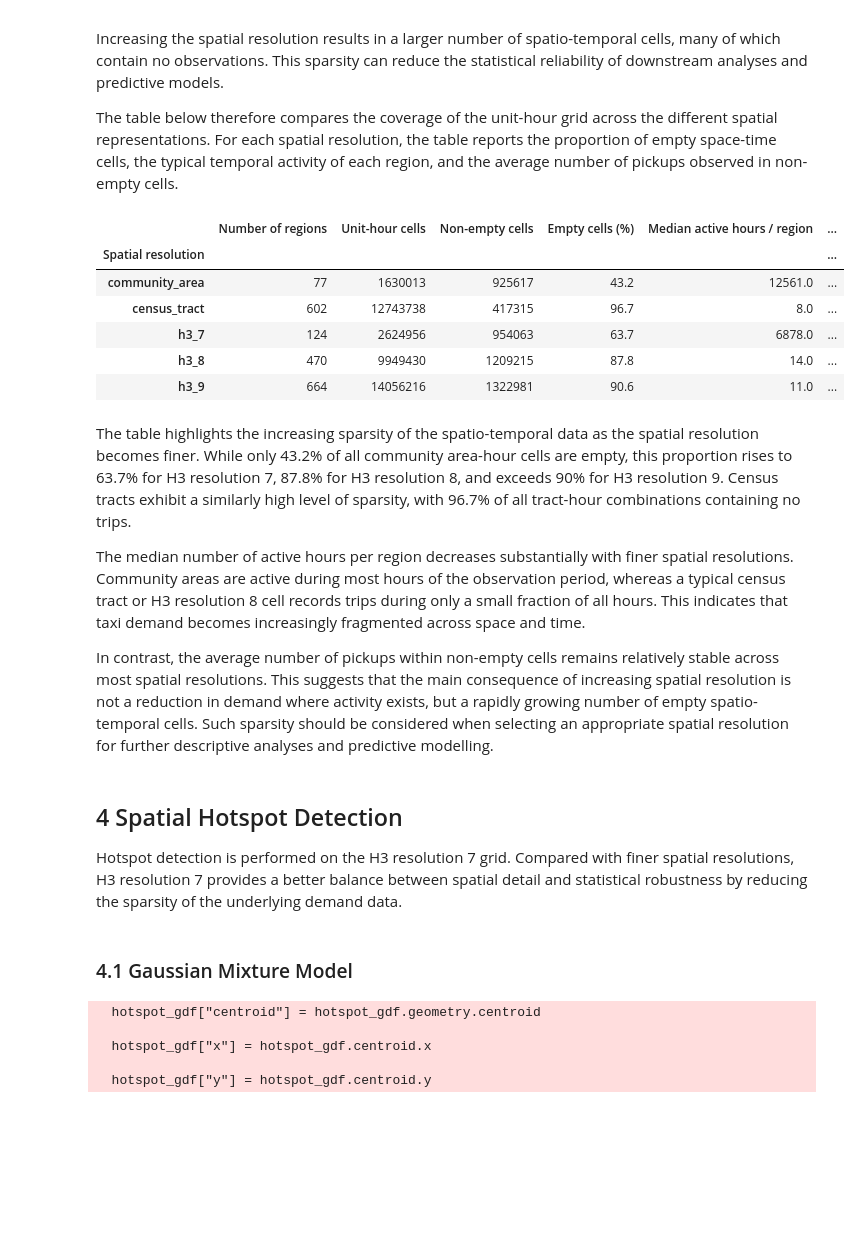
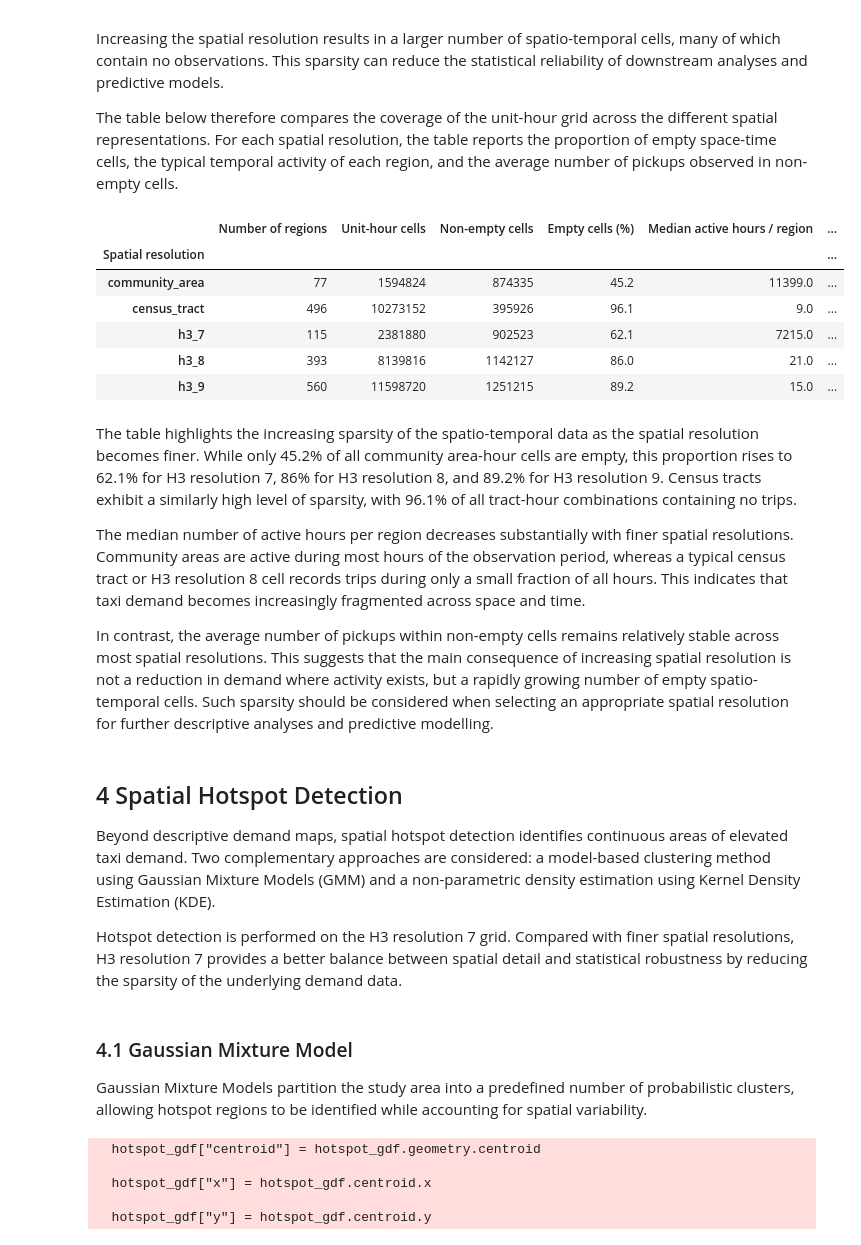
Before and after one commit to larissatheilmann/AAA_Project_Group7, a Jupyter notebook: notebooks/2.1 DescriptiveAnalysisSpatial.ipynb, the cells around one changed output. Cells and saved outputs as stored; diff of their text form; code cells hidden in the pictures; blank space fills up the shorter version.

```diff
--- a/notebooks/2.1 DescriptiveAnalysisSpatial.ipynb
+++ b/notebooks/2.1 DescriptiveAnalysisSpatial.ipynb
@@ -92,23 +92,17 @@ The Chicago Data Portal masks trip locations: when the census tract may be discl
 coordinates are the **tract centroid**; otherwise they fall back to the **community-area
 centroid**.
 # %%
-pickup_spatial_units = {
+spatial_units_items = {
     "community_area": "Pickup Community Area",
     "census_tract": "Pickup Census Tract",
     "h3_7": "h3_index_pickup_7",
     "h3_8": "h3_index_pickup_8",
     "h3_9": "h3_index_pickup_9"
 }
-
-dropoff_spatial_units = {
-    "Community Area": "Dropoff Community Area",
-    "Census Tract": "Dropoff Census Tract",
-    "H3 Resolution 8": "h3_index_dropoff_8"
-}
 # %%
 overview = []
 
-for name, column in pickup_spatial_units.items():
+for name, column in spatial_units_items.items():
     overview.append({
         "Spatial Unit": name,
         "Unique Units": taxi_trips[column].nunique(dropna=True),
@@ -716,7 +687,7 @@ Spatial concentration describes the extent to which taxi demand is concentrated
 
 To compare the different spatial representations, the share of trips contained in the single largest region and in the five largest regions is reported. In addition, Lorenz curves visualize the cumulative distribution of pickup demand across spatial units.
 # %%
-for name, col in pickup_spatial_units.items():
+for name, col in spatial_units_items.items():
 
     counts = taxi_trips[col].value_counts()
 
@@ -788,7 +759,7 @@ n_hours = (
 
 coverage_rows = []
 
-for name, col in pickup_spatial_units.items():
+for name, col in spatial_units_items.items():
 
     sub = taxi_trips[[col, "start_hour"]].dropna()
 
@@ -798,40 +769,40 @@ for name, col in pickup_spatial_units.items():
     )
 
     n_units = len(active_hours)
     total_cells = n_units * n_hours
     non_empty_cells = active_hours.sum()
 
     coverage_rows.append({
         "Spatial resolution": name,
         "Number of regions": n_units,
         "Unit-hour cells": total_cells,
         "Non-empty cells": non_empty_cells,
         "Empty cells (%)": 100 * (1 - non_empty_cells / total_cells),
         "Median active hours / region": active_hours.median(),
         "Mean pickups / non-empty cell": len(sub) / non_empty_cells,
     })
 
 coverage = (
     pd.DataFrame(coverage_rows)
     .set_index("Spatial resolution")
     .round({
         "Empty cells (%)": 1,
         "Median active hours / region": 0,
         "Mean pickups / non-empty cell": 2,
     })
 )
 
 coverage
 # %% [output]
 |  | Number of regions | Unit-hour cells | Non-empty cells | Empty cells (%) | Median active hours / region | ... |
 | Spatial resolution |  |  |  |  |  | ... |
-| community_area | 77 | 1630013 | 925617 | 43.2 | 12561.0 | ... |
-| census_tract | 602 | 12743738 | 417315 | 96.7 | 8.0 | ... |
-| h3_7 | 124 | 2624956 | 954063 | 63.7 | 6878.0 | ... |
-| h3_8 | 470 | 9949430 | 1209215 | 87.8 | 14.0 | ... |
-| h3_9 | 664 | 14056216 | 1322981 | 90.6 | 11.0 | ... |
+| community_area | 77 | 1594824 | 874335 | 45.2 | 11399.0 | ... |
+| census_tract | 496 | 10273152 | 395926 | 96.1 | 9.0 | ... |
+| h3_7 | 115 | 2381880 | 902523 | 62.1 | 7215.0 | ... |
+| h3_8 | 393 | 8139816 | 1142127 | 86.0 | 21.0 | ... |
+| h3_9 | 560 | 11598720 | 1251215 | 89.2 | 15.0 | ... |
 # %% [markdown]
-The table highlights the increasing sparsity of the spatio-temporal data as the spatial resolution becomes finer. While only 43.2% of all community area-hour cells are empty, this proportion rises to 63.7% for H3 resolution 7, 87.8% for H3 resolution 8, and exceeds 90% for H3 resolution 9. Census tracts exhibit a similarly high level of sparsity, with 96.7% of all tract-hour combinations containing no trips.
+The table highlights the increasing sparsity of the spatio-temporal data as the spatial resolution becomes finer. While only 45.2% of all community area-hour cells are empty, this proportion rises to 62.1% for H3 resolution 7, 86% for H3 resolution 8, and 89.2% for H3 resolution 9. Census tracts exhibit a similarly high level of sparsity, with 96.1% of all tract-hour combinations containing no trips.
 
 The median number of active hours per region decreases substantially with finer spatial resolutions. Community areas are active during most hours of the observation period, whereas a typical census tract or H3 resolution 8 cell records trips during only a small fraction of all hours. This indicates that taxi demand becomes increasingly fragmented across space and time.
 
@@ -839,12 +810,16 @@ In contrast, the average number of pickups within non-empty cells remains relati
 # %% [markdown]
 ## 4 Spatial Hotspot Detection
 
+Beyond descriptive demand maps, spatial hotspot detection identifies continuous areas of elevated taxi demand. Two complementary approaches are considered: a model-based clustering method using Gaussian Mixture Models (GMM) and a non-parametric density estimation using Kernel Density Estimation (KDE).
+
 Hotspot detection is performed on the H3 resolution 7 grid. Compared with finer spatial resolutions, H3 resolution 7 provides a better balance between spatial detail and statistical robustness by reducing the sparsity of the underlying demand data.
 # %%
 from sklearn.mixture import GaussianMixture
 from sklearn.neighbors import KernelDensity
 # %% [markdown]
 ### 4.1 Gaussian Mixture Model
+
+Gaussian Mixture Models partition the study area into a predefined number of probabilistic clusters, allowing hotspot regions to be identified while accounting for spatial variability.
 # %%
 hotspot_gdf = h3_trip_characteristics.copy()
 
```
Also changed, not shown: parts of 31 cells of this notebook, 3 other files.
